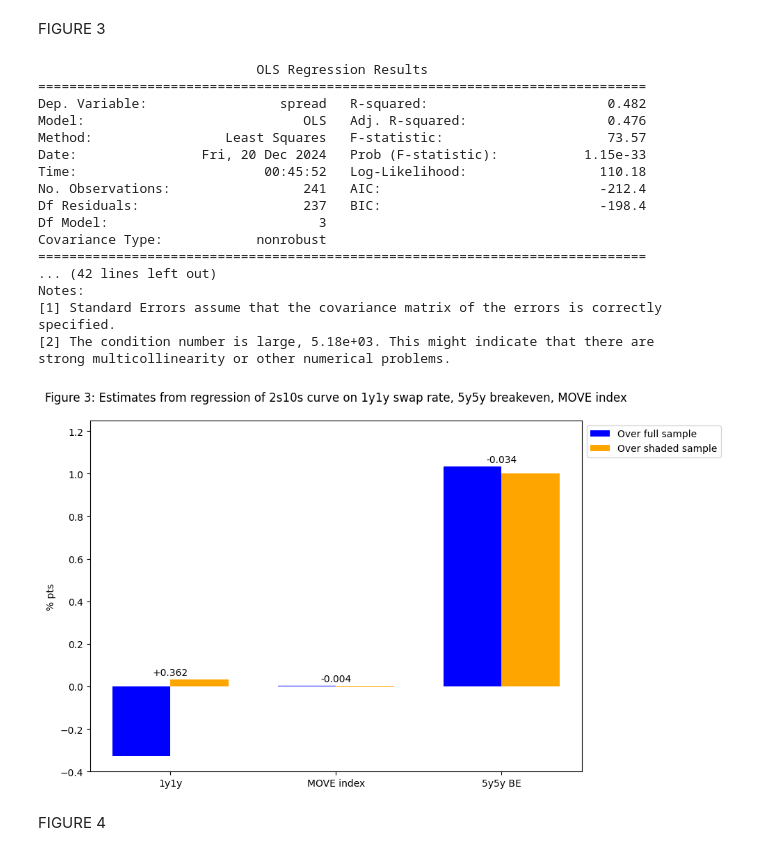
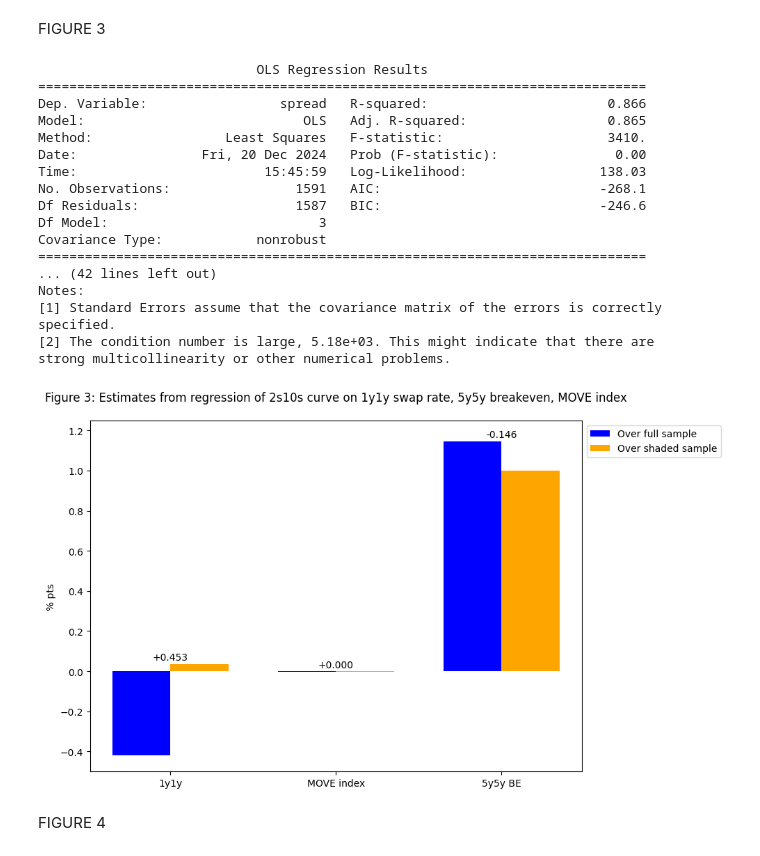
Before and after one commit to ALILODHI-cloud/UVAmacro, a Jupyter notebook: post_1/analysis.ipynb, the cells around one changed output. Saved outputs shown, nothing was run; the diff lists cells and outputs as text; code cells hidden in the pictures.

```diff
--- a/post_1/analysis.ipynb
+++ b/post_1/analysis.ipynb
@@ -240,6 +232,8 @@ plt.show()
 # %% [markdown]
 FIGURE 2
 # %%
+
+
 def perform_regression(title, data, independent_vars, dependent_var, plot_type='line'):
     """
     Performs linear regression and plots residuals over the sample period.
@@ -299,7 +293,7 @@ def perform_regression(title, data, independent_vars, dependent_var, plot_type='
     # Add light grey hue starting from start_date
     plt.axvspan('2024-08-15', '2024-11-27', color='grey', alpha=0.3)
 
-    plt.xlabel('Date')
+    plt.xlabel('R2=86%, SE=5.4bp')
     plt.ylabel('bp')
     plt.title('Figure 2: Residuals over sample period')
     plt.grid(True)
@@ -314,9 +308,12 @@ def perform_regression(title, data, independent_vars, dependent_var, plot_type='
     # Return the residuals DataFrame
     return residuals_df
 
+
+
 steepening_start = '2024-08-15'
 
-perform_regression('main_regression_residuals', df_part1, ['1y1y', 'BE', 'move_level'], 'spread')
+df_total['spread_bp'] = df_total['spread']*100
+perform_regression('main_regression_residuals', df_total, ['1y1y', 'BE', 'move_level'], 'spread_bp')
 # %% [output]
 Linear Regression Results:
 ------------------------------
@@ -353,15 +350,15 @@ Standard Error of the Model: 0.39649914784102663
 FIGURE 3
 # %%
 # Full sample regression
-X_full = df_part1[['1y1y', 'move_level', 'BE']]  # Independent variables
-y_full = df_part1['spread']  # Dependent variable
+X_full = df_total[['1y1y', 'move_level', 'BE']]  # Independent variables
+y_full = df_total['spread']  # Dependent variable
 X_full = sm.add_constant(X_full)  # Add constant (intercept)
 model_full = sm.OLS(y_full, X_full).fit()  # OLS regression
 coef_full = model_full.params[['1y1y', 'move_level', 'BE']]  # Coefficients for the full sample
 print(model_full.summary())
 
 # Restricted sample regression (Date >= '2024-08-15')
-df_restricted = df_part1[df_part1['Date'] >= steepening_start]
+df_restricted = df_total[df_total['Date'] >= steepening_start]
 X_restricted = df_restricted[['1y1y', 'move_level', 'BE']]  # Independent variables
 y_restricted = df_restricted['spread']  # Dependent variable
 X_restricted = sm.add_constant(X_restricted)  # Add constant (intercept)
@@ -403,42 +400,42 @@ for i in range(len(index)):
     else:
         ax.text(midpoint, max(coef_full.iloc[i], coef_restricted.iloc[i]) + 0.01, f'{diff:.3f}', ha='center', va='bottom', fontsize=10, color='black')
 
 # Customizing the graph
 ax.set_title('Figure 3: Estimates from regression of 2s10s curve on 1y1y swap rate, 5y5y breakeven, MOVE index', pad=20)
 ax.set_ylabel('% pts')
 ax.set_xticks(range(len(index)))  # Set x-ticks in the center of the pairs of bars
 ax.set_xticklabels(index)  # Label each pair (1y1y, move_level, BE)
 ax.legend(loc='upper left', bbox_to_anchor=(1, 1))
 plt.savefig(f'{figure_path}/figure3.jpg', format='jpeg', bbox_inches='tight')
 
 # Set y-axis limits (adjust based on data range)
-ax.set_ylim([-0.4, 1.25])  # Adjust this as needed based on the range of your coefficients
+ax.set_ylim([-0.5, 1.25])  # Adjust this as needed based on the range of your coefficients
 
 # Adjust layout to avoid clipping
 plt.tight_layout()
 
 
 # Display the plot
 plt.show()
 # %% [output]
                             OLS Regression Results
 ==============================================================================
-Dep. Variable:                 spread   R-squared:                       0.482
-Model:                            OLS   Adj. R-squared:                  0.476
-Method:                 Least Squares   F-statistic:                     73.57
-Date:                Fri, 20 Dec 2024   Prob (F-statistic):           1.15e-33
-Time:                        00:45:52   Log-Likelihood:                 110.18
-No. Observations:                 241   AIC:                            -212.4
-Df Residuals:                     237   BIC:                            -198.4
+Dep. Variable:                 spread   R-squared:                       0.866
+Model:                            OLS   Adj. R-squared:                  0.865
+Method:                 Least Squares   F-statistic:                     3410.
+Date:                Fri, 20 Dec 2024   Prob (F-statistic):               0.00
+Time:                        15:45:59   Log-Likelihood:                 138.03
+No. Observations:                1591   AIC:                            -268.1
+Df Residuals:                    1587   BIC:                            -246.6
 Df Model:                           3
 Covariance Type:            nonrobust
 ==============================================================================
 ... (42 lines left out)
 Notes:
 [1] Standard Errors assume that the covariance matrix of the errors is correctly specified.
 [2] The condition number is large, 5.18e+03. This might indicate that there are
 strong multicollinearity or other numerical problems.
-[figure, old version]
+[figure, new version]
 # %% [markdown]
 FIGURE 4
 # %%
```
Also changed, not shown: parts of 6 cells of this notebook, 4 other files.
